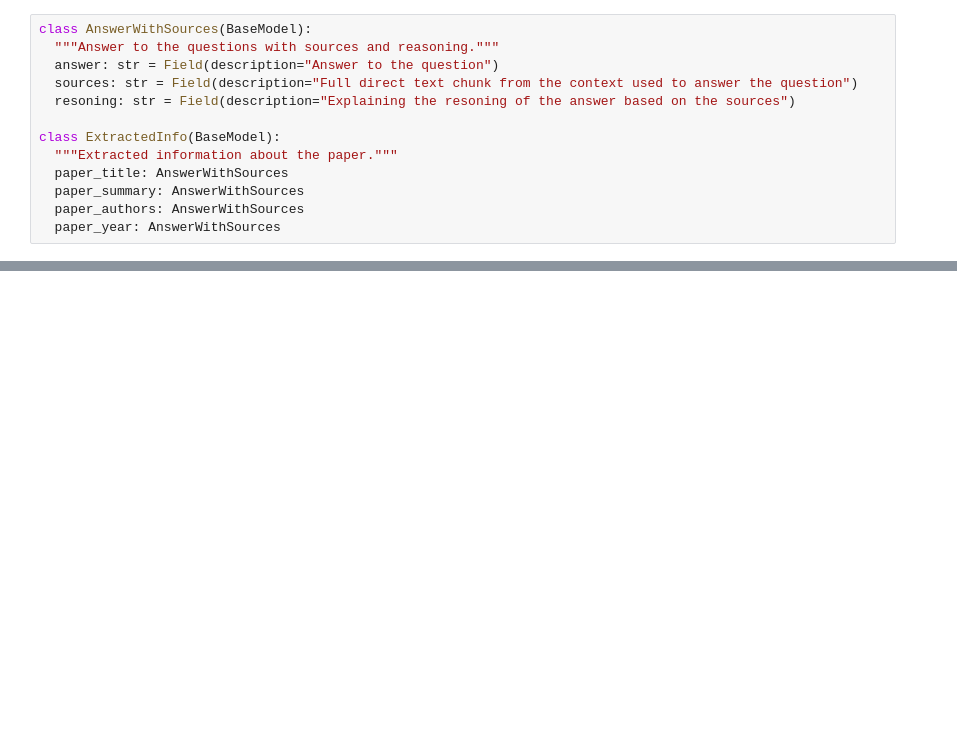
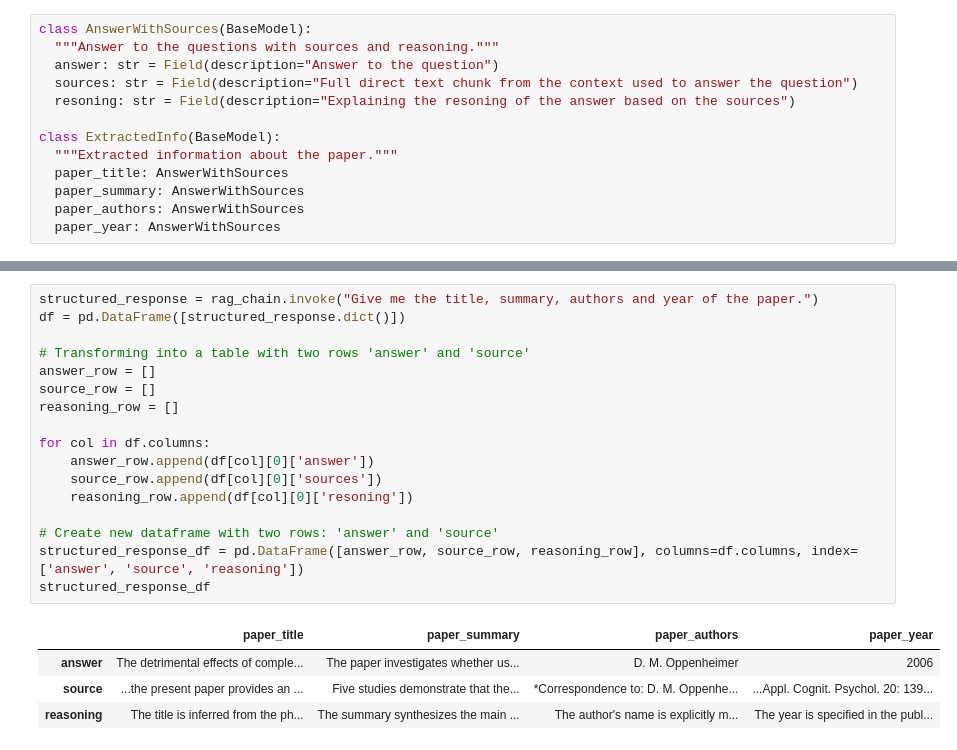
Before and after one commit to QianqianZhou1214/DocDrill, a Jupyter notebook: data_extraction_llms.ipynb, the cells around one changed output, grey strips where cells are left out. Cells and saved outputs as stored; diff of their text form; blank space fills up the shorter version.

Commit message:
Created a table for the answers

```diff
--- a/data_extraction_llms.ipynb
+++ b/data_extraction_llms.ipynb
@@ -216,0 +217,22 @@ ExtractedInfo(paper_title='The Pen Is Mightier Than the Sword: Effective Communi
+# %%
+structured_response = rag_chain.invoke("Give me the title, summary, authors and year of the paper.")
+df = pd.DataFrame([structured_response.dict()])
+
+# Transforming into a table with two rows 'answer' and 'source'
+answer_row = []
+source_row = []
+reasoning_row = []
+
+for col in df.columns:
+    answer_row.append(df[col][0]['answer'])
+    source_row.append(df[col][0]['sources'])
+    reasoning_row.append(df[col][0]['resoning'])
+
+# Create new dataframe with two rows: 'answer' and 'source'
+structured_response_df = pd.DataFrame([answer_row, source_row, reasoning_row], columns=df.columns, index=['answer', 'source', 'reasoning'])
+structured_response_df
+# %% [output]
+|  | paper_title | paper_summary | paper_authors | paper_year |
+| answer | The detrimental effects of comple... | The paper investigates whether us... | D. M. Oppenheimer | 2006 |
+| source | ...the present paper provides an ... | Five studies demonstrate that the... | *Correspondence to: D. M. Oppenhe... | ...Appl. Cognit. Psychol. 20: 139... |
+| reasoning | The title is inferred from the ph... | The summary synthesizes the main ... | The author's name is explicitly m... | The year is specified in the publ... |
```
Also changed, not shown: parts of 1 cell of this notebook.
